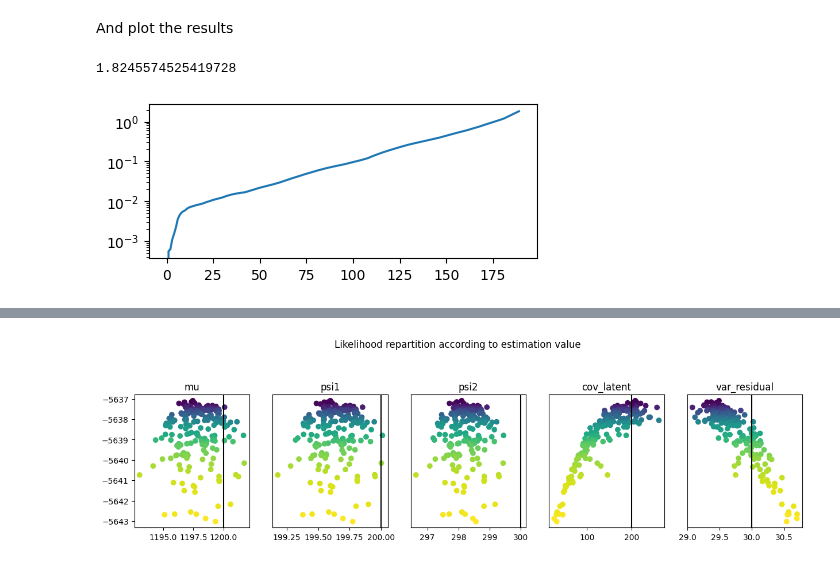
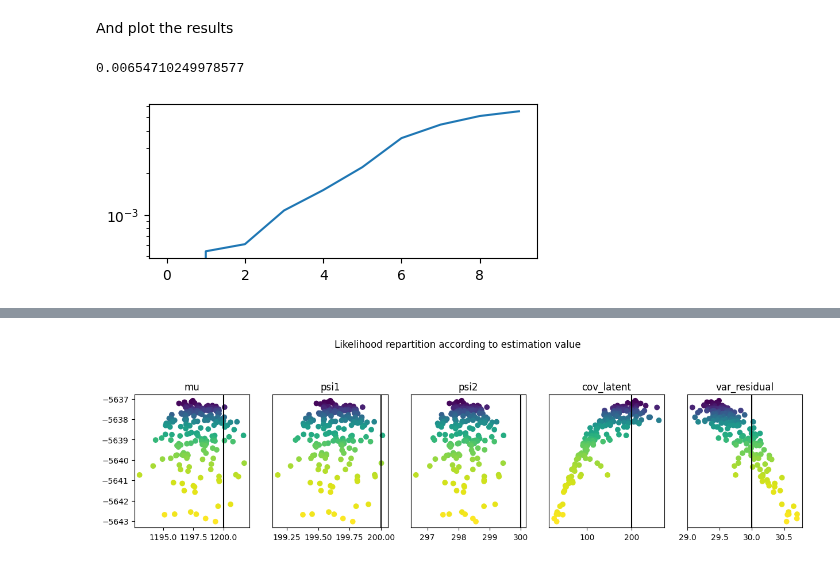
Before and after one commit to caillebotteAntoine/sdg4varselect, a Jupyter notebook: examples/senescence/senescence.ipynb, the cells around one changed output, grey strips where cells are left out. Saved outputs shown, nothing was run; the diff lists cells and outputs as text; code cells hidden in the pictures.

```diff
--- a/examples/senescence/senescence.ipynb
+++ b/examples/senescence/senescence.ipynb
@@ -203,18 +203,18 @@ And plot the results
 # %%
 def cumvar(x):
     cumulative_mean = jnp.cumsum(x) / jnp.arange(1, len(x) + 1)
     return jnp.cumsum((x - cumulative_mean) ** 2) / jnp.arange(1, len(x) + 1)
 
 
-multi_estim = multi_res.reduce_number_run(keep_percentage=0.95)
+multi_estim = multi_res.reduce_number_run(keep_percentage=0.05)
 multi_estim.sort()
 print(multi_estim.likelihood.var())
 
 ax = sdgplt.get_ax(2, 5)
 ax.plot(cumvar(multi_estim.likelihood))
 ax.set_yscale("log")
 # %% [output]
-1.8245574525419728
+0.00654710249978577
-[figure, old version]
+[figure, new version]
 # %%
 fig = sdgplt.figure(8, 16)
```
Also changed, not shown: parts of 5 cells of this notebook, 15 other files.
